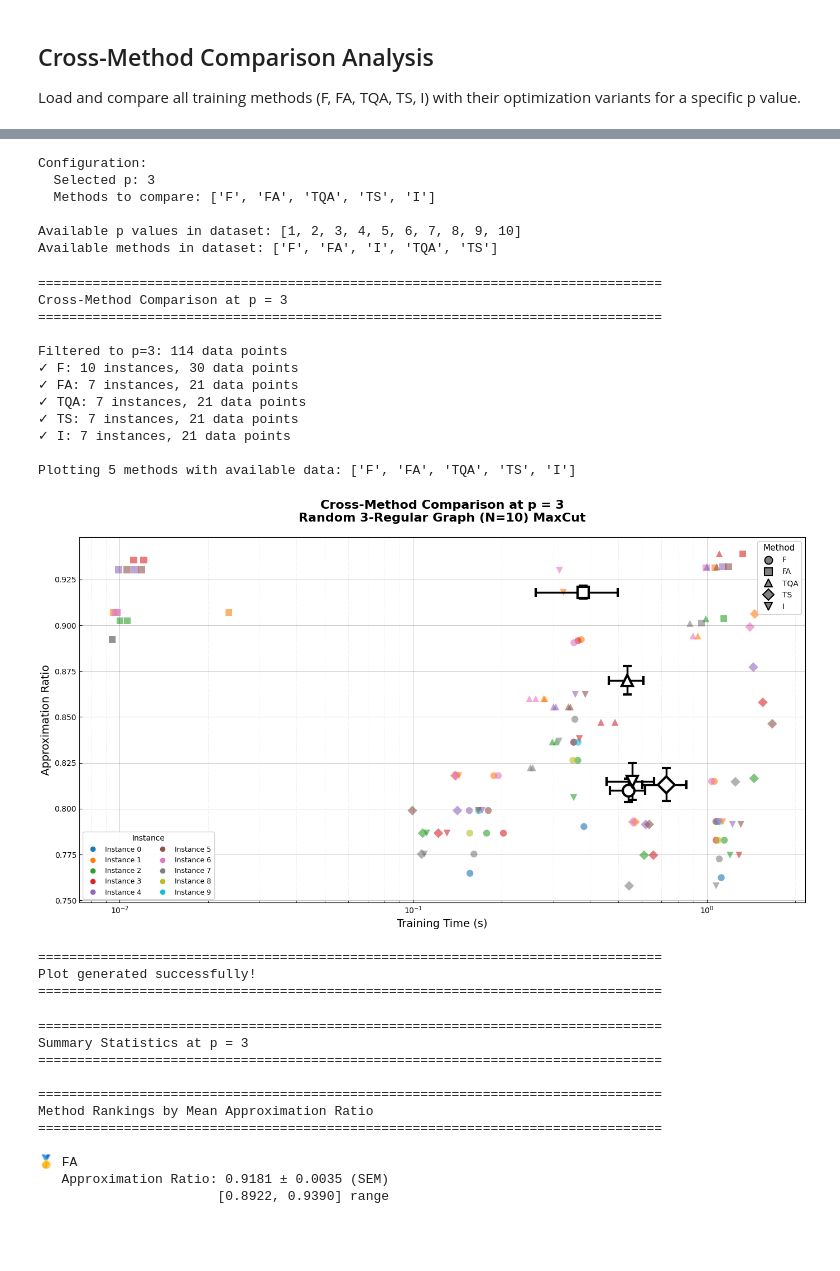
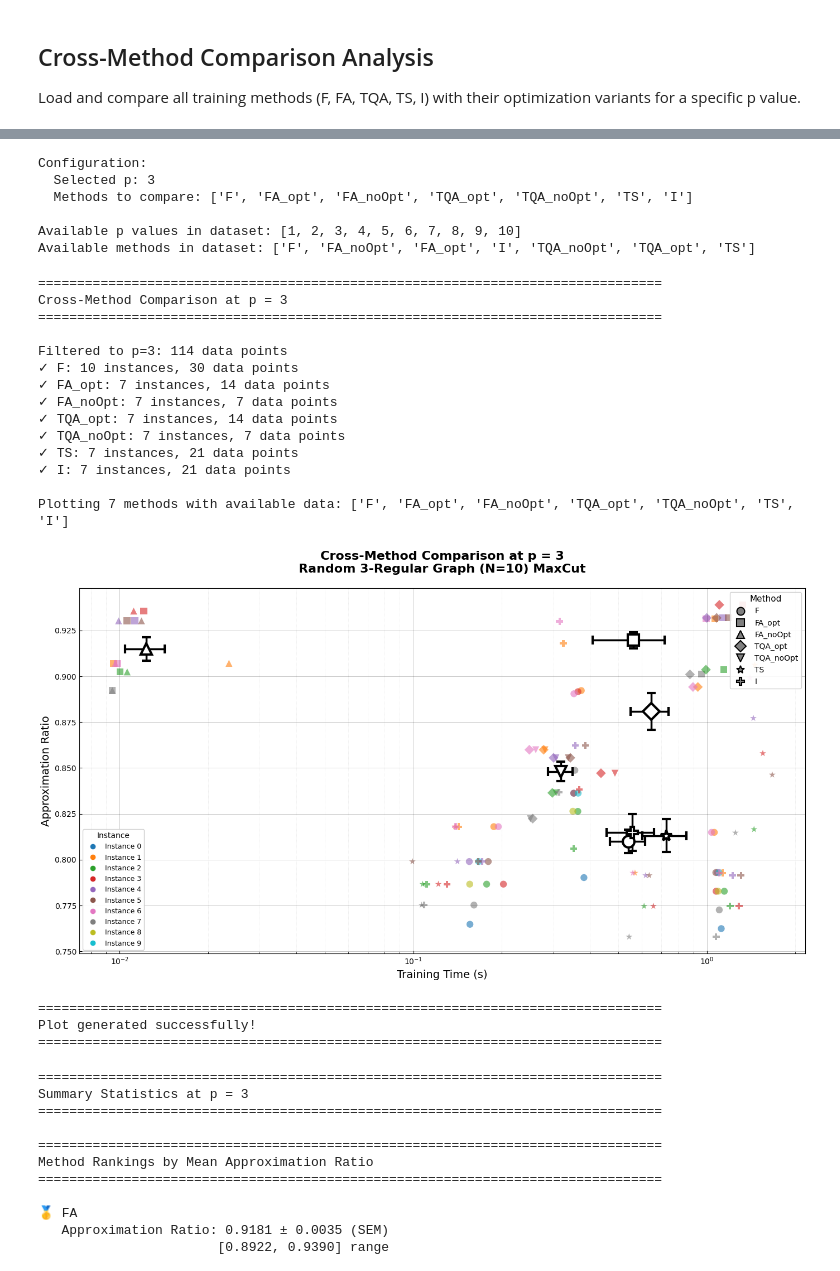
Before and after one commit to bernalde/stochastic-benchmark, a Jupyter notebook: examples/IBM_QAOA/ibm_qaoa_analysis.ipynb, the cells around one changed output, grey strips where cells are left out. Saved outputs shown, nothing was run; the diff lists cells and outputs as text; code cells hidden in the pictures; blank space fills up the shorter version.

```diff
--- a/examples/IBM_QAOA/ibm_qaoa_analysis.ipynb
+++ b/examples/IBM_QAOA/ibm_qaoa_analysis.ipynb
@@ -253,7 +253,7 @@ from datetime import datetime
 
 # Cache configuration
 cache_file = Path("exp_raw/combined_methods_cache.pkl")
-force_reload = False  # Set to True to reprocess from JSON files
+force_reload = True  # Set to True to reprocess from JSON files
 
 # Define methods to load (including opt/noOpt variants)
 base_methods = {
@@ -308,15 +308,20 @@ else:
                 output_dir=f"exp_raw/{base_method}_temp"
             )
 
-            # For FA and TQA, differentiate opt/noOpt variants
-            if base_method in ['FA', 'TQA']:
-                # We need to add variant info - but we don't have file path in agg_df
-                # For now, just use base method name
-                # TODO: Modify process_qaoa_data to preserve file paths or extract variant
-                agg_df_temp['method'] = base_method
-                print(f"  Note: opt/noOpt variants not yet differentiated for {base_method}")
+            # Use the 'optimized' column from process_qaoa_data to create method variants
+            # For FA and TQA, this will create FA_opt, FA_noOpt, TQA_opt, TQA_noOpt
+            # For other methods (F, TS, I), optimized is None, so they keep base name
+            if 'optimized' in agg_df_temp.columns:
+                agg_df_temp['method'] = agg_df_temp.apply(
+                    lambda row: f"{base_method}_{row['optimized']}" if row['optimized'] else base_method,
+                    axis=1
+                )
+                # Check how many variants we found
+                variants = agg_df_temp['method'].unique()
+                print(f"  Method variants created: {sorted(variants)}")
             else:
                 agg_df_temp['method'] = base_method
+                print(f"  No 'optimized' column found, using base method name: {base_method}")
 
             all_data.append(agg_df_temp)
             print(f"  Loaded {len(agg_df_temp)} rows")
@@ -401,8 +462,8 @@ Data coverage by method and p:
 # Select which p value to analyze
 selected_p = 3  # Change this to compare different p values (available: 1-10, but not all methods have all p values)
 
-# Select which methods to include in comparison
-methods_to_compare = ['F', 'FA', 'TQA', 'TS', 'I']  # Can add '_opt', '_noOpt' variants if differentiated
+# Select which methods to include in comparison (all variants treated independently)
+methods_to_compare = ['F', 'FA_opt', 'FA_noOpt', 'TQA_opt', 'TQA_noOpt', 'TS', 'I']
 
 print(f"Configuration:")
 print(f"  Selected p: {selected_p}")
@@ -412,10 +473,10 @@ print(f"Available methods in dataset: {sorted(combined_df['method'].unique())}")
 # %% [output]
 Configuration:
   Selected p: 3
-  Methods to compare: ['F', 'FA', 'TQA', 'TS', 'I']
+  Methods to compare: ['F', 'FA_opt', 'FA_noOpt', 'TQA_opt', 'TQA_noOpt', 'TS', 'I']
 
 Available p values in dataset: [1, 2, 3, 4, 5, 6, 7, 8, 9, 10]
-Available methods in dataset: ['F', 'FA', 'I', 'TQA', 'TS']
+Available methods in dataset: ['F', 'FA_noOpt', 'FA_opt', 'I', 'TQA_noOpt', 'TQA_opt', 'TS']
 # %%
 # === Cross-Method Comparison Plot: Approximation Ratio vs Training Time ===
 
@@ -454,8 +515,8 @@ if methods_with_data and not plot_df.empty:
     instance_list = sorted(plot_df['instance'].unique())
     instance_color_map = {inst: instance_colors[i] for i, inst in enumerate(instance_list)}
 
-    # Create marker mapping for methods
-    marker_list = ['o', 's', '^', 'D', 'v', '*', 'P', 'X', '<', '>']
+    # Create marker mapping for methods (extended list for 7+ methods)
+    marker_list = ['o', 's', '^', 'D', 'v', '*', 'P', 'X', '<', '>', 'h', 'H']
     method_marker_map = {method: marker_list[i % len(marker_list)]
                          for i, method in enumerate(methods_with_data)}
 
@@ -519,8 +580,8 @@ if methods_with_data and not plot_df.empty:
     ax.grid(True, linestyle='-', alpha=0.3, which='major')
     ax.grid(True, linestyle=':', alpha=0.15, which='minor')
 
-    # Create two legends: one for methods, one for instances
-    # Method legend (markers)
+    # Create two legends: one for methods, one for instances (both single-column)
+    # Method legend (markers) - single column
     method_handles = []
     for method in methods_with_data:
         handle = plt.Line2D([0], [0], marker=method_marker_map[method], color='w',
@@ -529,7 +590,7 @@ if methods_with_data and not plot_df.empty:
                            label=method, linestyle='None')
         method_handles.append(handle)
 
-    # Instance legend (colors)
+    # Instance legend (colors) - single column
     instance_handles = []
     for instance in instance_list:
         handle = plt.Line2D([0], [0], marker='o', color='w',
@@ -537,39 +598,41 @@ if methods_with_data and not plot_df.empty:
                            label=f'Instance {instance}', linestyle='None')
         instance_handles.append(handle)
 
-    # Position legends side by side
+    # Position legends with single-column layout
     legend1 = ax.legend(handles=method_handles, title='Method',
                        loc='upper right', fontsize=10, title_fontsize=11,
                        framealpha=0.9, ncol=1)
     ax.add_artist(legend1)  # Add first legend back
 
     legend2 = ax.legend(handles=instance_handles, title='Instance',
                        loc='lower left', fontsize=9, title_fontsize=10,
-                       framealpha=0.9, ncol=2)
+                       framealpha=0.9, ncol=1)
 
     plt.tight_layout()
     plt.show()
 
     print("\n" + "="*80)
     print("Plot generated successfully!")
     print("="*80)
 
 else:
     print("\nSkipping plot generation due to insufficient data.")
 # %% [output]
 ================================================================================
 Cross-Method Comparison at p = 3
 ================================================================================
 
 Filtered to p=3: 114 data points
 ✓ F: 10 instances, 30 data points
-✓ FA: 7 instances, 21 data points
-✓ TQA: 7 instances, 21 data points
+✓ FA_opt: 7 instances, 14 data points
+✓ FA_noOpt: 7 instances, 7 data points
+✓ TQA_opt: 7 instances, 14 data points
+✓ TQA_noOpt: 7 instances, 7 data points
 ✓ TS: 7 instances, 21 data points
 ✓ I: 7 instances, 21 data points
 
-Plotting 5 methods with available data: ['F', 'FA', 'TQA', 'TS', 'I']
+Plotting 7 methods with available data: ['F', 'FA_opt', 'FA_noOpt', 'TQA_opt', 'TQA_noOpt', 'TS', 'I']
-[figure, old version]
+[figure, new version]
 ================================================================================
 Plot generated successfully!
 ================================================================================
```
Also changed, not shown: parts of 2 cells of this notebook.
